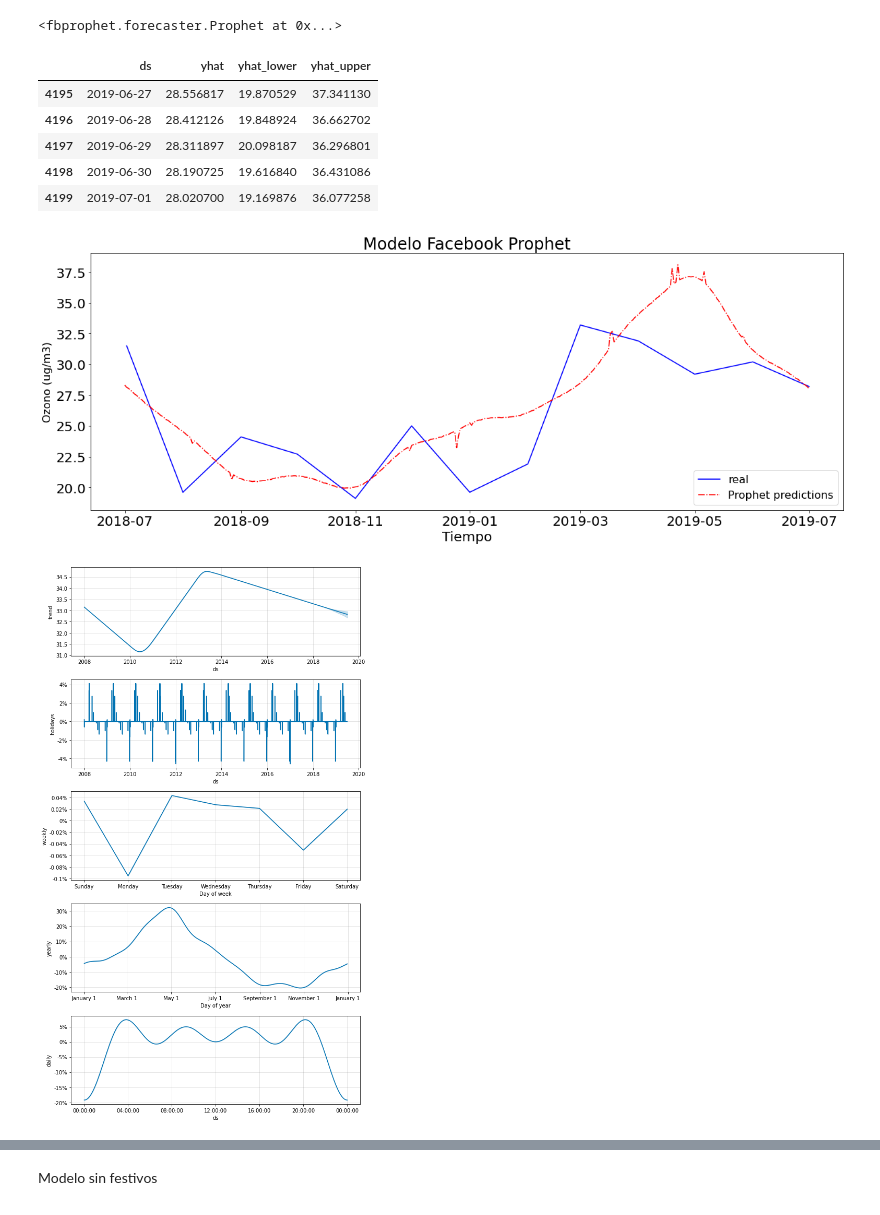
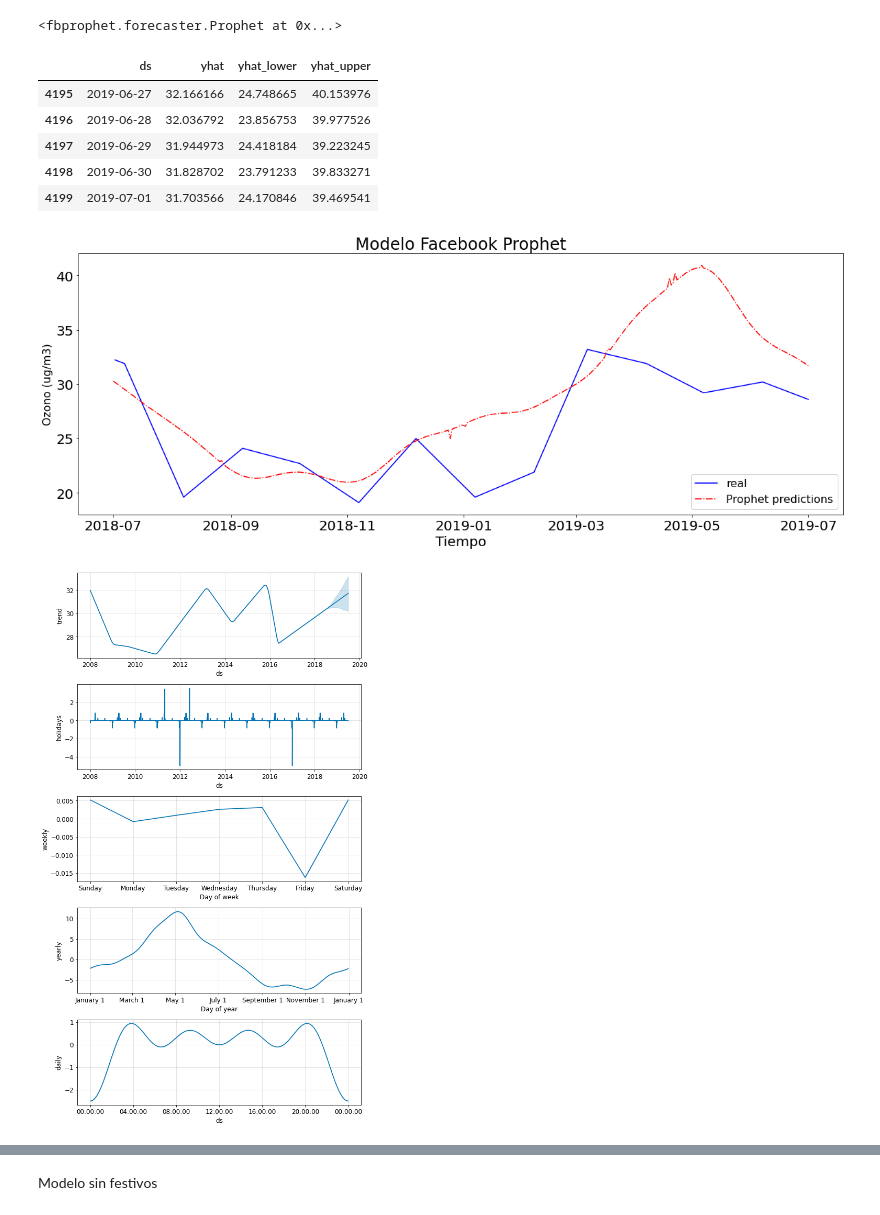
Before and after one commit to nadia1477/TFM-UOC, a Jupyter notebook: TFM_Nadia_Sanchez_Pozo.ipynb, the cells around one changed output, grey strips where cells are left out. Saved outputs shown, nothing was run; the diff lists cells and outputs as text; code cells hidden in the pictures.

```diff
--- a/TFM_Nadia_Sanchez_Pozo.ipynb
+++ b/TFM_Nadia_Sanchez_Pozo.ipynb
@@ -732,7 +744,7 @@ Prophet = fbprophet.Prophet
 # %%
 plt.rcParams["figure.figsize"] = (20,7)
 upsampled = df_O3.resample('D')
-interpolated = upsampled.interpolate(method='linear')
+interpolated = upsampled.interpolate(method='linear').shift(6)
 len(interpolated)
 df_o3_resample = interpolated
 df_prophet=df_o3_resample
@@ -812,0 +841,11 @@ train, test = df_prophet.iloc[:-TEST_SIZE], df_prophet.iloc[-TEST_SIZE:]
+# %%
+plt.plot(test.set_index('ds'), color = 'red',  label='real')
+plt.plot(train.set_index('ds'), color = 'blue',  label='real')
+
+#plt.plot(forecast[forecast['ds']>=pd.datetime(2018,7,1)].set_index('ds')['yhat'], ls='-.', label='Prophet predictions', color = 'red')
+plt.legend(loc="lower right")
+plt.ylabel("Ozono (ug/m3)", fontsize=16)
+plt.title("Modelo Facebook Prophet")
+plt.xlabel('Tiempo' ,fontsize=20 )
+plt.legend(loc=4, prop={'size': 16})
+plt.show()
@@ -818,14 +879,14 @@ train, test = df_prophet.iloc[:-TEST_SIZE], df_prophet.iloc[-TEST_SIZE:]
  'seasonality_prior_scale': 0.01
 # %%
 m = Prophet(holidays=holidays_df,
-                        changepoint_prior_scale = 0.01,
-                         seasonality_prior_scale = 0.01,
-                         n_changepoints = 200,
-                         seasonality_mode =  'multiplicative',
+                        changepoint_prior_scale = 0.05,
+                        n_changepoints = 200,
+                         seasonality_mode =  'additive',
                          weekly_seasonality=True,
                          daily_seasonality = True,
                          yearly_seasonality = True,
-                         interval_width=0.95)
+                         interval_width=0.95
+            )
 # %%
 m.fit(train)
 # %% [output]
@@ -837,11 +898,11 @@ forecast = m.predict(future)
 forecast[['ds', 'yhat', 'yhat_lower', 'yhat_upper']].tail()
 # %% [output]
 |  | ds | yhat | yhat_lower | yhat_upper |
-| 4195 | 2019-06-27 | 28.556817 | 19.870529 | 37.341130 |
-| 4196 | 2019-06-28 | 28.412126 | 19.848924 | 36.662702 |
-| 4197 | 2019-06-29 | 28.311897 | 20.098187 | 36.296801 |
-| 4198 | 2019-06-30 | 28.190725 | 19.616840 | 36.431086 |
-| 4199 | 2019-07-01 | 28.020700 | 19.169876 | 36.077258 |
+| 4195 | 2019-06-27 | 32.166166 | 24.748665 | 40.153976 |
+| 4196 | 2019-06-28 | 32.036792 | 23.856753 | 39.977526 |
+| 4197 | 2019-06-29 | 31.944973 | 24.418184 | 39.223245 |
+| 4198 | 2019-06-30 | 31.828702 | 23.791233 | 39.833271 |
+| 4199 | 2019-07-01 | 31.703566 | 24.170846 | 39.469541 |
 # %%
 plt.plot(test.set_index('ds'), color = 'blue',  label='real')
 plt.plot(forecast[forecast['ds']>=pd.datetime(2018,7,1)].set_index('ds')['yhat'], ls='-.', label='Prophet predictions', color = 'red')
@@ -852,14 +913,14 @@ plt.xlabel('Tiempo' ,fontsize=20 )
 plt.legend(loc=4, prop={'size': 16})
 plt.show()
 # %% [output]
-[figure, old version]
+[figure, new version]
 # %%
-plt.rcParams.update({'font.size': 10})
+plt.rcParams.update({'font.size': 12})
 f = m.plot_components(forecast)
 plt.savefig('forecast.png')
 plt.show()
 # %% [output]
-[figure, old version]
+[figure, new version]
 # %%
 plt.rcParams.update({'font.size': 20})
 m.plot(forecast);
```
Also changed, not shown: parts of 28 cells of this notebook, 1 other file.
